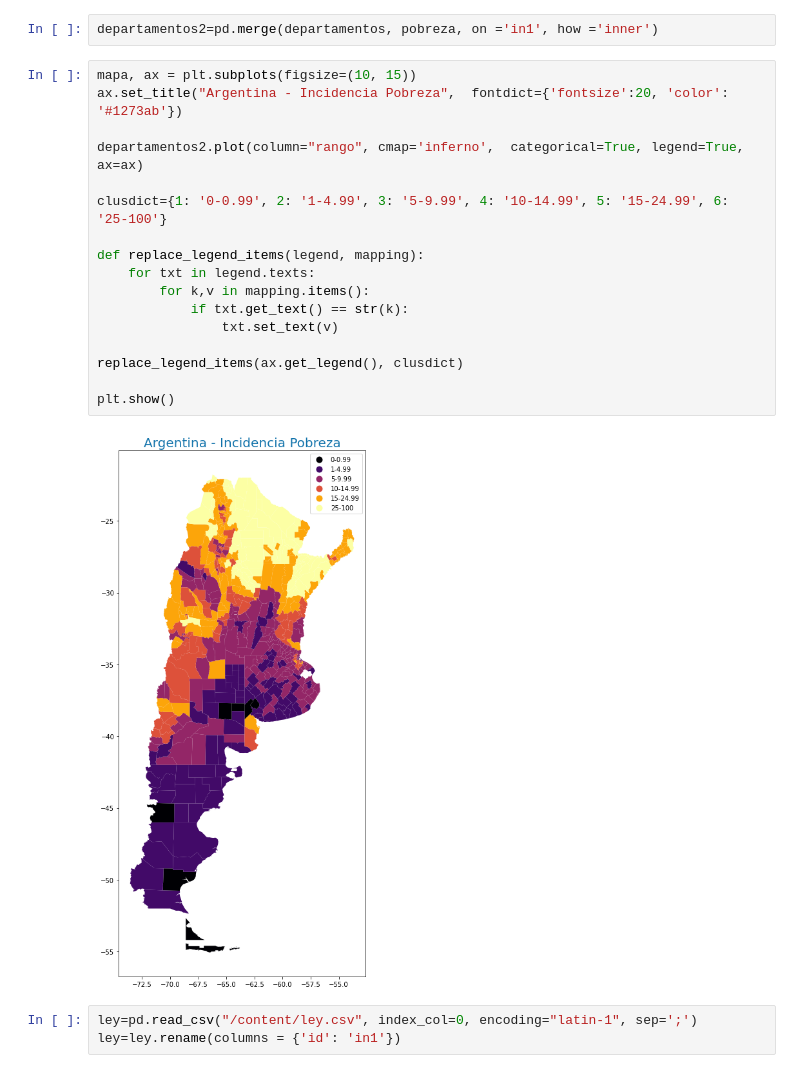
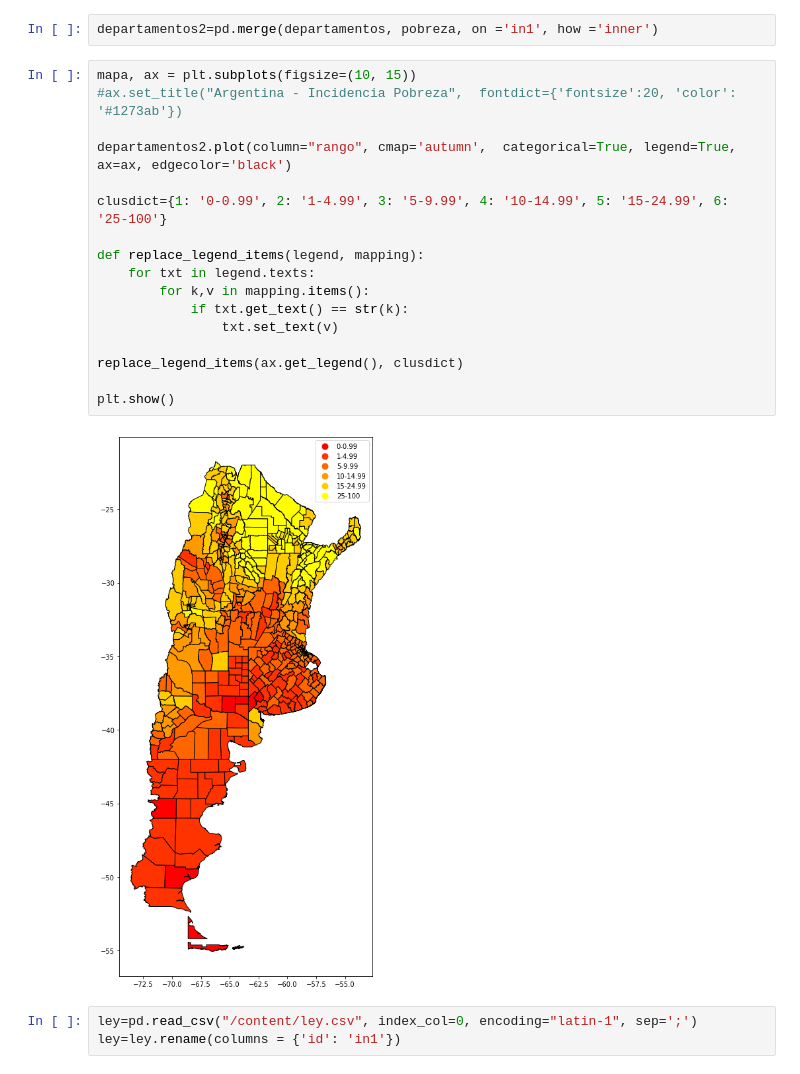
Before and after one commit to LCaravaggio/mapa_pobreza, a Jupyter notebook: Mapa.ipynb, the cells around one changed output. Drawn from its saved outputs; the diff is of its cells as text.

```diff
--- a/Mapa.ipynb
+++ b/Mapa.ipynb
@@ -43,23 +43,23 @@ departamentos.in1=departamentos.in1.astype("int")
 departamentos2=pd.merge(departamentos, pobreza, on ='in1', how ='inner')
 # %%
 mapa, ax = plt.subplots(figsize=(10, 15))
-ax.set_title("Argentina - Incidencia Pobreza",  fontdict={'fontsize':20, 'color': '#1273ab'})
+#ax.set_title("Argentina - Incidencia Pobreza",  fontdict={'fontsize':20, 'color': '#1273ab'})
 
-departamentos2.plot(column="rango", cmap='inferno',  categorical=True, legend=True, ax=ax)
+departamentos2.plot(column="rango", cmap='autumn',  categorical=True, legend=True, ax=ax, edgecolor='black')
 
 clusdict={1: '0-0.99', 2: '1-4.99', 3: '5-9.99', 4: '10-14.99', 5: '15-24.99', 6: '25-100'}
 
 def replace_legend_items(legend, mapping):
     for txt in legend.texts:
         for k,v in mapping.items():
             if txt.get_text() == str(k):
                 txt.set_text(v)
 
 replace_legend_items(ax.get_legend(), clusdict)
 
 plt.show()
 # %% [output]
-[figure, old version]
+[figure, new version]
 # %%
 ley=pd.read_csv("/content/ley.csv", index_col=0, encoding="latin-1", sep=';')
 ley=ley.rename(columns = {'id': 'in1'})
```
Also changed, not shown: parts of 1 cell of this notebook.
